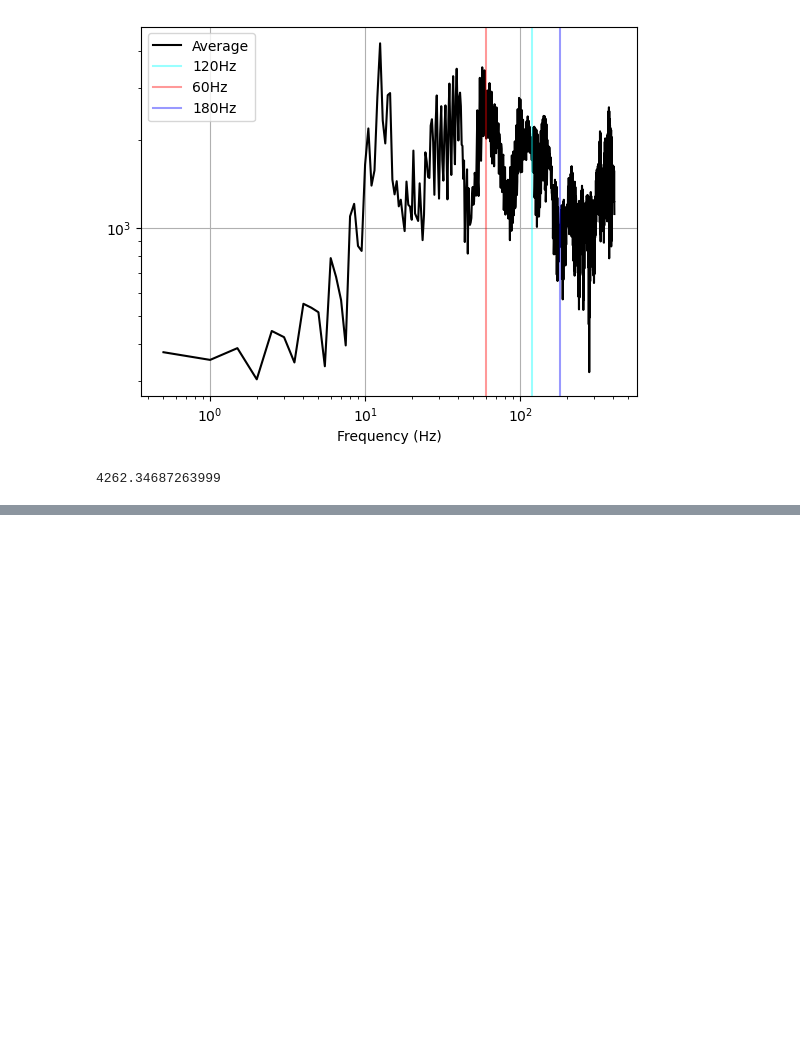
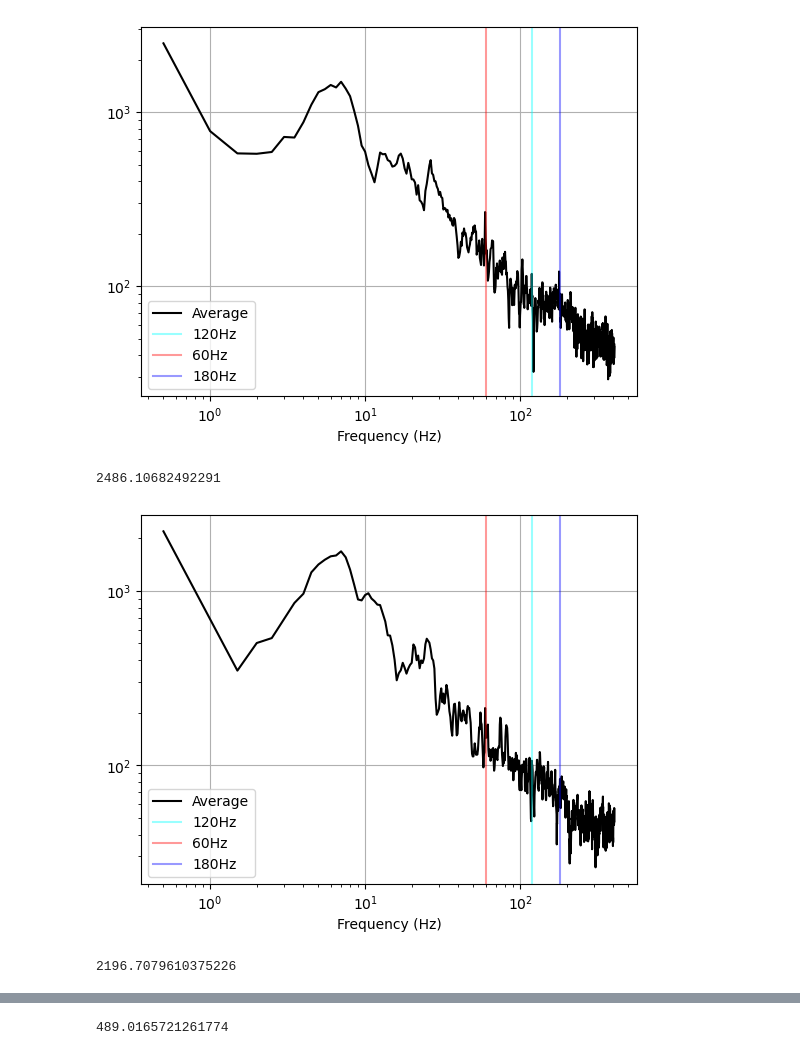
Before and after one commit to cgem-experiment/Accelerometers, a Jupyter notebook: Import_data.ipynb, the cells around one changed output, grey strips where cells are left out. Saved outputs shown, nothing was run; the diff lists cells and outputs as text; code cells hidden in the pictures; blank space fills up the shorter version.

```diff
--- a/Import_data.ipynb
+++ b/Import_data.ipynb
@@ -52,6 +52,6 @@ def import_24bit_data(fn):
 
     return data_ch0, data_ch1, data_ch2, clock_ticks, times_1, times_2, 1/(np.mean(clock_ticks_diff)/clock_rate)
 # %%
-fn = r"C:\Users\natal\Accelerometer_data\20250711T154121_cgem_accel\20250711T154121_FILE0001_cgem_accel.csv" #replace
+fn = r"C:\Users\natal\Accelerometer_data\20250714T114156_cgem_accel\20250714T114156_FILE0001_cgem_accel.csv" #replace file path
 data_ch0, data_ch1, data_ch2, clock_ticks, times1, times2, mean_freq = import_24bit_data(fn)
 # %% [output]
@@ -131,20 +131,23 @@ def shuyu_fft(data, bin_size, freq):
 
     return fft_, fft_average, fft_freq, num_bins
 # %%
-fft_ch, fft_average_ch, fft_freq_ch, num_bins_ch = shuyu_fft(data_ch, int(813.35*2), 813.35)
-valid_indices = fft_freq_ch > 0
-plt.plot(fft_freq_ch[valid_indices], abs(fft_average_ch[valid_indices]), color='black', label='Average')
-plt.xlabel('Frequency (Hz)')
-plt.grid()
-#plt.xlim(98,100)
-plt.axvline(120, c='cyan', label='120Hz', alpha=0.4)
-plt.axvline(60, c='red', label='60Hz', alpha=0.4)
-plt.axvline(180, c='blue', label='180Hz', alpha=0.4)
-plt.legend()
-plt.xscale('log')
-plt.yscale('log')
-plt.show()
-print(max(abs(fft_average_ch[valid_indices])))
+for data_ch in data_ch0, data_ch1, data_ch2:
+    fft_ch, fft_average_ch, fft_freq_ch, num_bins_ch = shuyu_fft(data_ch, int(813.35*2), 813.35)
+    valid_indices = fft_freq_ch > 0
+    plt.plot(fft_freq_ch[valid_indices], abs(fft_average_ch[valid_indices]), color='black', label='Average')
+    plt.xlabel('Frequency (Hz)')
+    plt.grid()
+    #plt.xlim(98,100)
+    plt.axvline(120, c='cyan', label='120Hz', alpha=0.4)
+    plt.axvline(60, c='red', label='60Hz', alpha=0.4)
+    plt.axvline(180, c='blue', label='180Hz', alpha=0.4)
+    plt.legend()
+    plt.xscale('log')
+    plt.yscale('log')
+    plt.show()
+    print(max(abs(fft_average_ch[valid_indices])))
 # %% [output]
-[figure, old version]
+[figure, new version]
-4262.34687263999
+2486.10682492291
+[figure, added]
+2196.7079610375226
@@ -151,3 +155,4 @@ print(max(abs(fft_average_ch[valid_indices])))
+489.0165721261774
 # %%
 plt.plot(accel(data_ch0))
 # %% [output]
```
Also changed, not shown: parts of 8 cells of this notebook, 5 other files.
